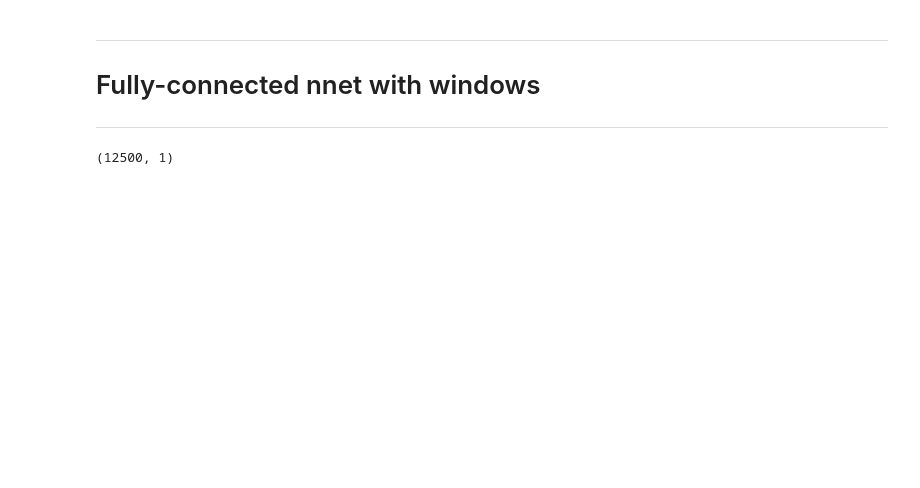
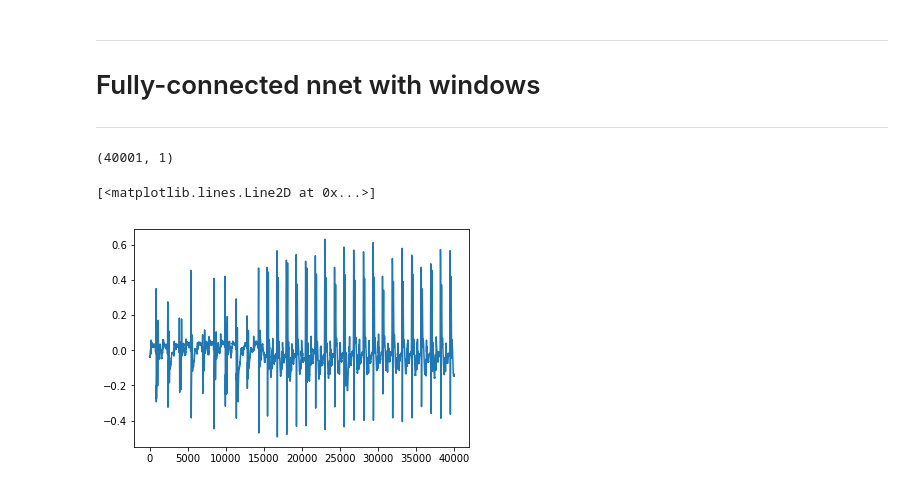
Before and after one commit to callinSwitzer/MuscleTimeseriesPrediction, a Jupyter notebook: PredictMuscleLength.ipynb, the cells around one changed output. Saved outputs shown, nothing was run; the diff lists cells and outputs as text; code cells hidden in the pictures; blank space fills up the shorter version.

```diff
--- a/PredictMuscleLength.ipynb
+++ b/PredictMuscleLength.ipynb
@@ -226,14 +137,22 @@ ___
 ___
 # %%
 # test on made-up data
-# %%
-timesteps = np.arange(0, 0.5, 1/25000 )
-
-freq = 25
-
-Y = pd.DataFrame(np.sin(2*np.pi*timesteps* freq) + np.random.normal(size=len(timesteps))*0.1)
-X =  pd.DataFrame((np.cos(2*np.pi*timesteps * freq) * ((np.cos(2*np.pi*timesteps*freq)) > 0.9999)*1 +
-                 np.random.normal(size=len(timesteps))*0.1))
-Y.shape
-# %% [output]
-(12500, 1)
+# %%
+timesteps = np.arange(0, 1, 1/25000 )
+
+freq = 25
+
+Y = pd.DataFrame(comF.loc[200100:, "len"].values)
+X =  pd.DataFrame(comF.loc[200100:, "EMG"].values)
+
+
+Y = pd.DataFrame(comF.loc[10000:50000, "len"].values)
+X =  pd.DataFrame(comF.loc[10000:50000, "EMG"].values)
+Y.shape
+# %% [output]
+(40001, 1)
+# %%
+plt.plot(X.values)
+# %% [output]
+[<matplotlib.lines.Line2D at 0x...>]
+[figure, added]
```
Also changed, not shown: parts of 55 cells of this notebook, 1 other file.
